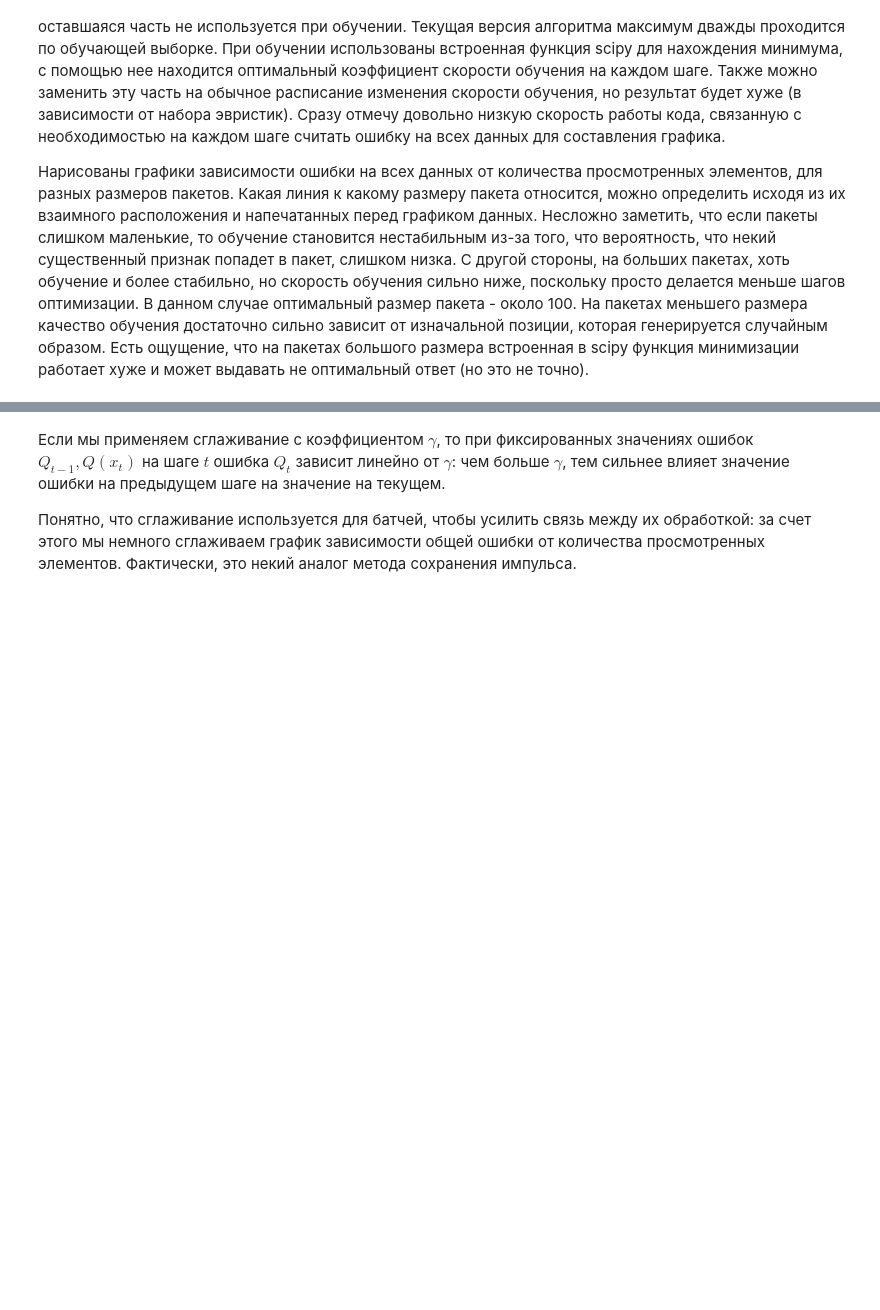
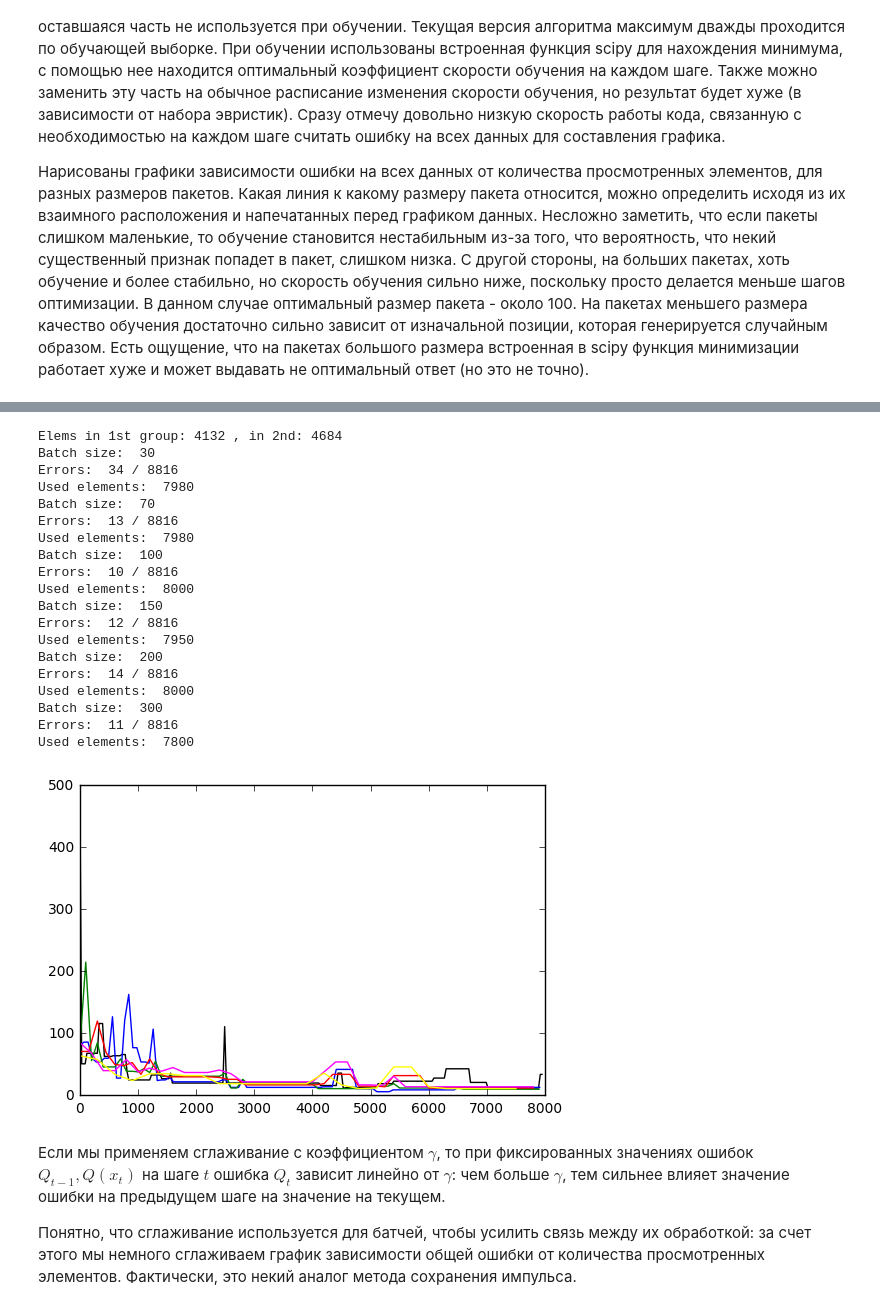
Before and after one commit to aakogtenkov/Ask-me-if-you-can, a Jupyter notebook: Lab1.ipynb, the cells around one changed output, grey strips where cells are left out. Drawn from its saved outputs; the diff is of its cells as text; code cells hidden in the pictures; blank space fills up the shorter version.

```diff
--- a/Lab1.ipynb
+++ b/Lab1.ipynb
@@ -393,20 +412,24 @@ def calculate_logistic_func(w, X, Y):
     ans = 0
     for x, y in zip(X, Y):
         if (-y * numpy.dot(w, x) > 10): #anti overflow
-            ans += (-Y[i] * numpy.dot(w, x))
+            ans += (-y * numpy.dot(w, x))
         else:
             ans += math.log(1 + math.exp(-y * numpy.dot(w, x)))
-    return ans / len(X)
+    if len(X) > 0:
+        ans /= len(X)
+    return ans
 
 
 def calculate_next_logistic_error(learning_rate, w, X, Y, gradient): #for minimize_scalar
     ans = 0
     for x, y in zip(X, Y):
-        if (-y * numpy.dot(numpy.array(w) - learning_rate * numpy.array(gradient), x) > 10):
+        if (-y * numpy.dot(numpy.array(w) - learning_rate * numpy.array(gradient), x) > 10): #anti-overflow
             ans += (-y * numpy.dot(numpy.array(w) - learning_rate * numpy.array(gradient), x))
         else:
             ans += math.log(1 + math.exp(-y * numpy.dot(numpy.array(w) - learning_rate * numpy.array(gradient), x)))
-    return ans / len(X)
+    if len(X) > 0:
+        ans /= len(X)
+    return ans
 
 
 def get_number_errors(w, X, Y):
@@ -492,3 +460,49 @@ Used elements:  7800
+# %%
+first_group, second_group = load_data()
+print("Elems in 1st group:", len(first_group), ", in 2nd:", len(second_group))
+
+list_batch_size = [30, 70, 100, 150, 200, 300]
+list_colors = ["black", "blue", "green", "red", "magenta", "yellow"]
+list_results = []
+FEATURES_NUMBER = len(first_group[0])
+DATA_FOR_LEARNING_SIZE = 2050 #2050 for first group and 2050 from second
+MIN_ERROR = 3
+MATRIX_FEATURES = numpy.vstack((numpy.array(first_group), numpy.array(second_group)))
+MATRIX_ANSWERS = [1] * len(first_group) + [-1] * len(second_group)
+EPS = 0.0001
+
+for batch_size in list_batch_size:
+    print("Batch size: ", batch_size)
+    w, list_errors = stohastic_gradient_descent(first_group, second_group, batch_size, 8000 // batch_size,
+                                               FEATURES_NUMBER, DATA_FOR_LEARNING_SIZE, MIN_ERROR,
+                                               MATRIX_FEATURES, MATRIX_ANSWERS)
+    list_results.append(list_errors)
+    print("Errors: ", get_number_errors(w, MATRIX_FEATURES, MATRIX_ANSWERS), "/", len(first_group) + len(second_group))
+    print("Used elements: ", len(list_errors) * batch_size)
+for i in range(len(list_results)):
+    pyplot.plot([list_batch_size[i] * j for j in range(0, len(list_results[i]))], list_results[i], list_colors[i])
+pyplot.show()
+# %% [output]
+Elems in 1st group: 4132 , in 2nd: 4684
+Batch size:  30
+Errors:  34 / 8816
+Used elements:  7980
+Batch size:  70
+Errors:  13 / 8816
+Used elements:  7980
+Batch size:  100
+Errors:  10 / 8816
+Used elements:  8000
+Batch size:  150
+Errors:  12 / 8816
+Used elements:  7950
+Batch size:  200
+Errors:  14 / 8816
+Used elements:  8000
+Batch size:  300
+Errors:  11 / 8816
+Used elements:  7800
+[figure, added]
 # %% [markdown]
 Если мы применяем сглаживание с коэффициентом $\gamma$, то при фиксированных значениях ошибок $Q_{t-1}, Q(x_t)$ на шаге $t$ ошибка $Q_t$ зависит линейно от $\gamma$: чем больше $\gamma$, тем сильнее влияет значение ошибки на предыдущем шаге на значение на текущем.
 
```
Also changed, not shown: parts of 27 cells of this notebook, 1 other file.
